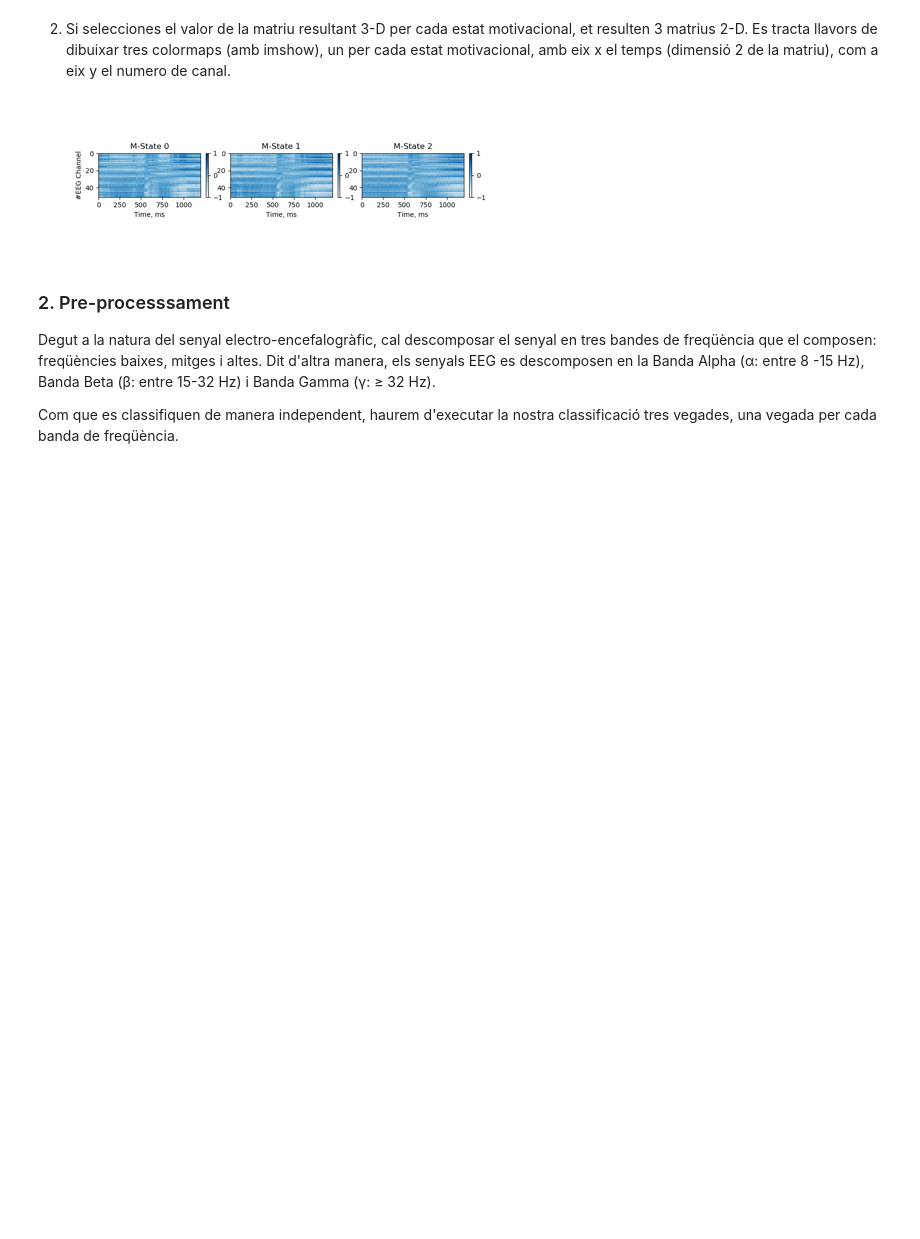
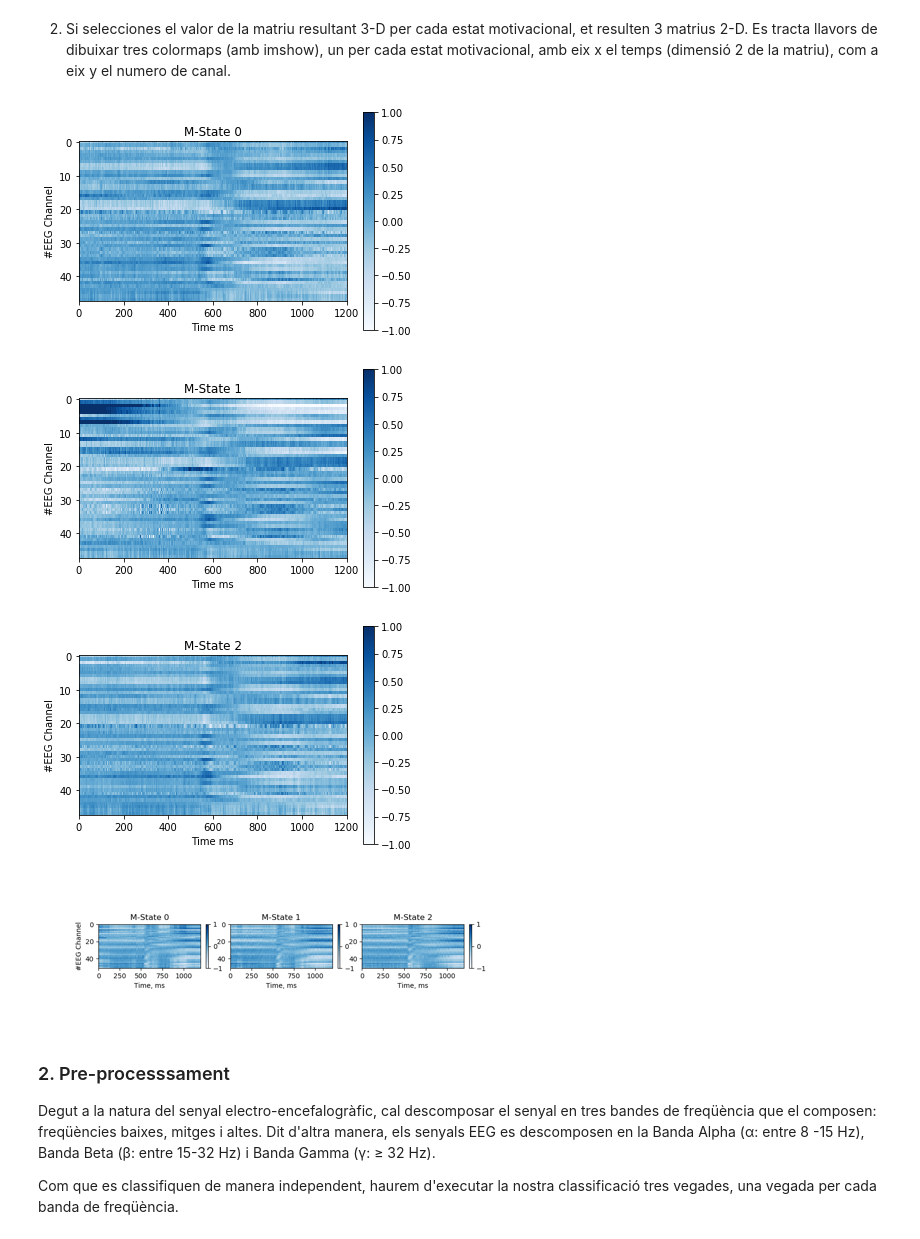
Before and after one commit to angelmc1309/TNUI_KNN, a Jupyter notebook: P4_Brief_Student.ipynb, the cells around one changed output. Saved outputs shown, nothing was run; the diff lists cells and outputs as text; code cells hidden in the pictures; blank space fills up the shorter version.

```diff
--- a/P4_Brief_Student.ipynb
+++ b/P4_Brief_Student.ipynb
@@ -110,15 +108,29 @@ Es demana per tant, un colormap per cada estat motivacional. El procediment sugg
+# %%
+trialMean = np.mean(ts, 1)
 # %% [markdown]
 2. Si selecciones el valor de la matriu resultant 3-D per cada estat motivacional, et resulten 3 matrius 2-D. Es tracta llavors de dibuixar tres colormaps (amb imshow), un per cada estat motivacional, amb eix x el temps (dimensió 2 de la matriu), com a eix y el numero de canal.
 # %%
 # Definicions genèriques
 measure_labels = ['pow']
 n_measures = len(measure_labels)
 
 cmapcolours = ['Blues','Greens','Oranges']
 listcolours = ['b','g','o']
 
 freq_bands = ['alpha','beta','gamma']
 n_bands = len(freq_bands)
+
+for i in range(3):
+    a= pp.imshow(trialMean[i].T,vmin=-1,vmax=1,aspect=15,cmap=cmapcolours[0])
+    pp.colorbar(a)
+    pp.title("M-State %d" % i)
+    pp.xlabel("Time ms")
+    pp.ylabel("#EEG Channel")
+    pp.show()
+# %% [output]
+[figure, added]
+[figure, added]
+[figure, added]
 # %%
 from IPython.display import Image
 Image(filename='img/FIG11b.png')
```
Also changed, not shown: parts of 10 cells of this notebook.
